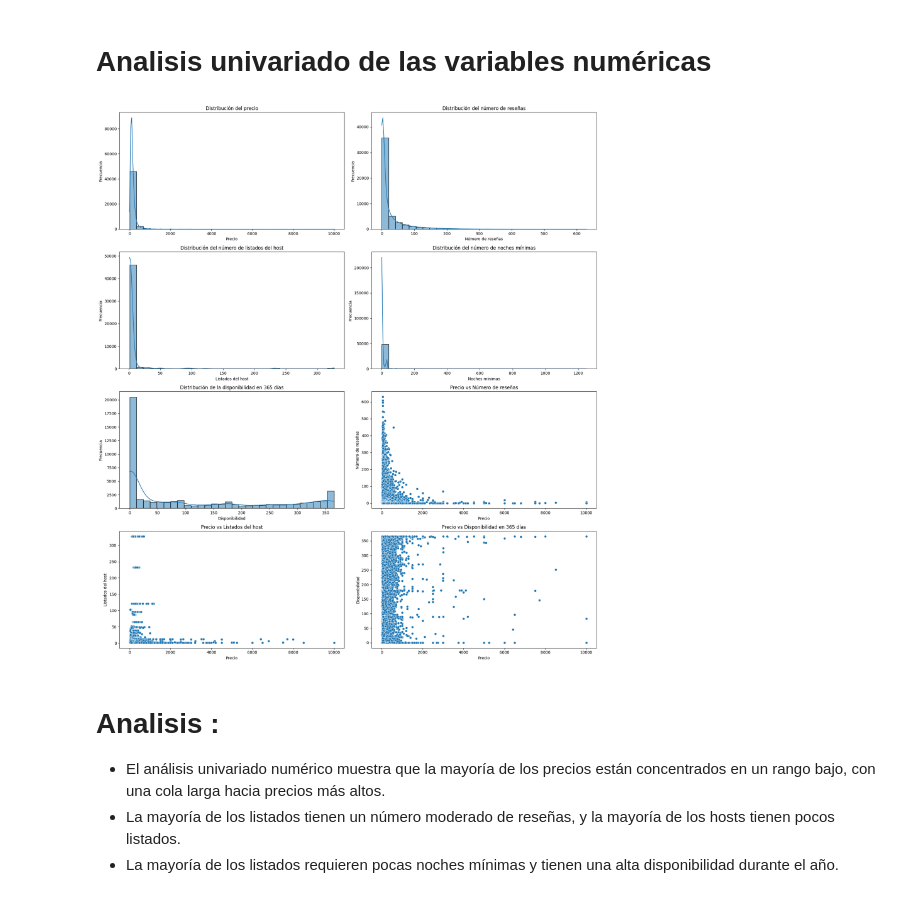
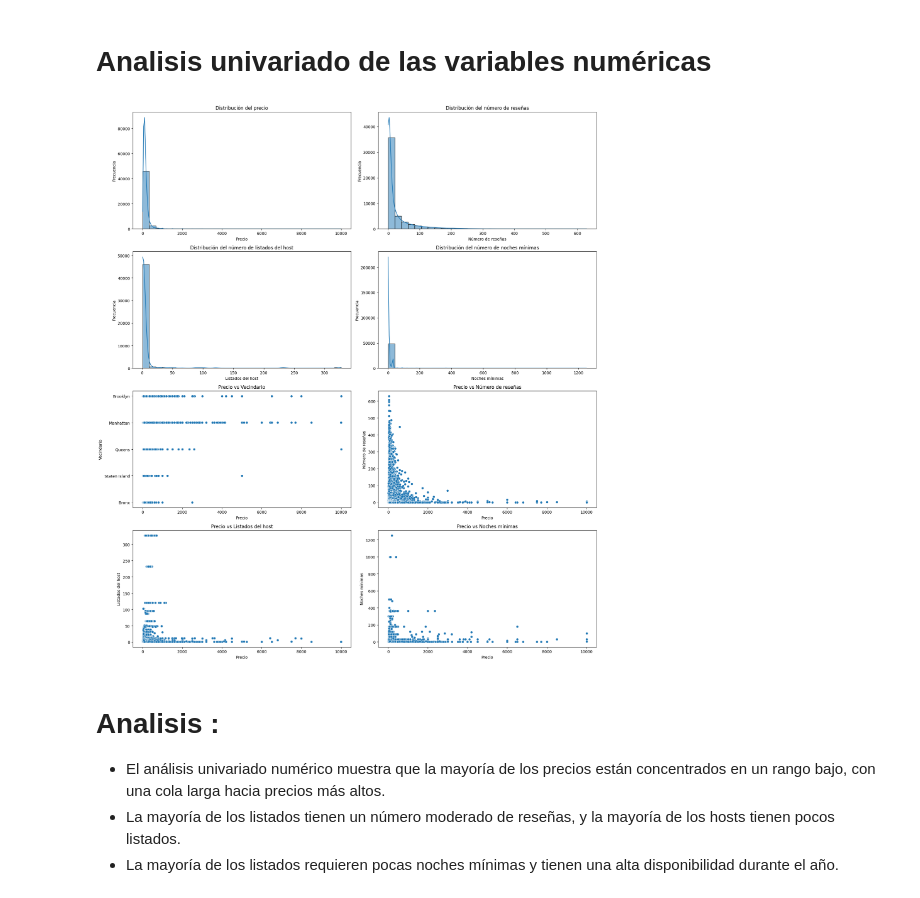
Before and after one commit to 4GeeksAcademy/aliasys-intro-ml, a Jupyter notebook: src/explore.ipynb, the cells around one changed output. Cells and saved outputs as stored; diff of their text form; code cells hidden in the pictures.

```diff
--- a/src/explore.ipynb
+++ b/src/explore.ipynb
@@ -46,7 +49,7 @@ dtypes: float64(3), int64(7), object(6)
 memory usage: 6.0+ MB
 # %%
 # Eliminar las columnas que no son necesarias
-total_data.drop(["id", "name", "host_name", "last_review", "reviews_per_month"], axis=1, inplace=True)
+total_data.drop(["id", "name", "host_name", "last_review", "reviews_per_month", "availability_365"], axis=1, inplace=True)
 # %%
 # Eliminar duplicados innecesarios
 total_data.drop_duplicates(inplace=True)
@@ -78,43 +81,43 @@ axes[0, 1].set_ylabel("Frecuencia")
 # Histograma: Listados del host
 sns.histplot(data=total_data, x="calculated_host_listings_count", bins=30, kde=True, ax=axes[1, 0])
 axes[1, 0].set_title("Distribución del número de listados del host")
 axes[1, 0].set_xlabel("Listados del host")
 axes[1, 0].set_ylabel("Frecuencia")
 
 # Histograma: Noches mínimas
 sns.histplot(data=total_data, x="minimum_nights", bins=30, kde=True, ax=axes[1, 1])
 axes[1, 1].set_title("Distribución del número de noches mínimas")
 axes[1, 1].set_xlabel("Noches mínimas")
 axes[1, 1].set_ylabel("Frecuencia")
 
-# Histograma: Disponibilidad en 365 días
-sns.histplot(data=total_data, x="availability_365", bins=30, kde=True, ax=axes[2, 0])
-axes[2, 0].set_title("Distribución de la disponibilidad en 365 días")
-axes[2, 0].set_xlabel("Disponibilidad")
-axes[2, 0].set_ylabel("Frecuencia")
+# Scatter: Precio vs Vecindario
+sns.scatterplot(data=total_data, x="price", y="neighbourhood_group", ax=axes[2, 0])
+axes[2, 0].set_title("Precio vs Vecindario")
+axes[2, 0].set_xlabel("Precio")
+axes[2, 0].set_ylabel("Vecindario")
 
 # Scatter: Precio vs Número de reseñas
 sns.scatterplot(data=total_data, x="price", y="number_of_reviews", ax=axes[2, 1])
 axes[2, 1].set_title("Precio vs Número de reseñas")
 axes[2, 1].set_xlabel("Precio")
 axes[2, 1].set_ylabel("Número de reseñas")
 
 # Scatter: Precio vs Listados del host
 sns.scatterplot(data=total_data, x="price", y="calculated_host_listings_count", ax=axes[3, 0])
 axes[3, 0].set_title("Precio vs Listados del host")
 axes[3, 0].set_xlabel("Precio")
 axes[3, 0].set_ylabel("Listados del host")
 
-# Scatter: Precio vs Disponibilidad
-sns.scatterplot(data=total_data, x="price", y="availability_365", ax=axes[3, 1])
-axes[3, 1].set_title("Precio vs Disponibilidad en 365 días")
+# Scatter: Precio vs Noches mínimas
+sns.scatterplot(data=total_data, x="price", y="minimum_nights", ax=axes[3, 1])
+axes[3, 1].set_title("Precio vs Noches mínimas")
 axes[3, 1].set_xlabel("Precio")
-axes[3, 1].set_ylabel("Disponibilidad")
+axes[3, 1].set_ylabel("Noches mínimas")
 
 plt.tight_layout()
 plt.show()
 # %% [output]
-[figure, old version]
+[figure, new version]
 # %% [markdown]
 # Analisis :
 - El análisis univariado numérico muestra que la mayoría de los precios están concentrados en un rango bajo, con una cola larga hacia precios más altos.
```
Also changed, not shown: parts of 28 cells of this notebook.
